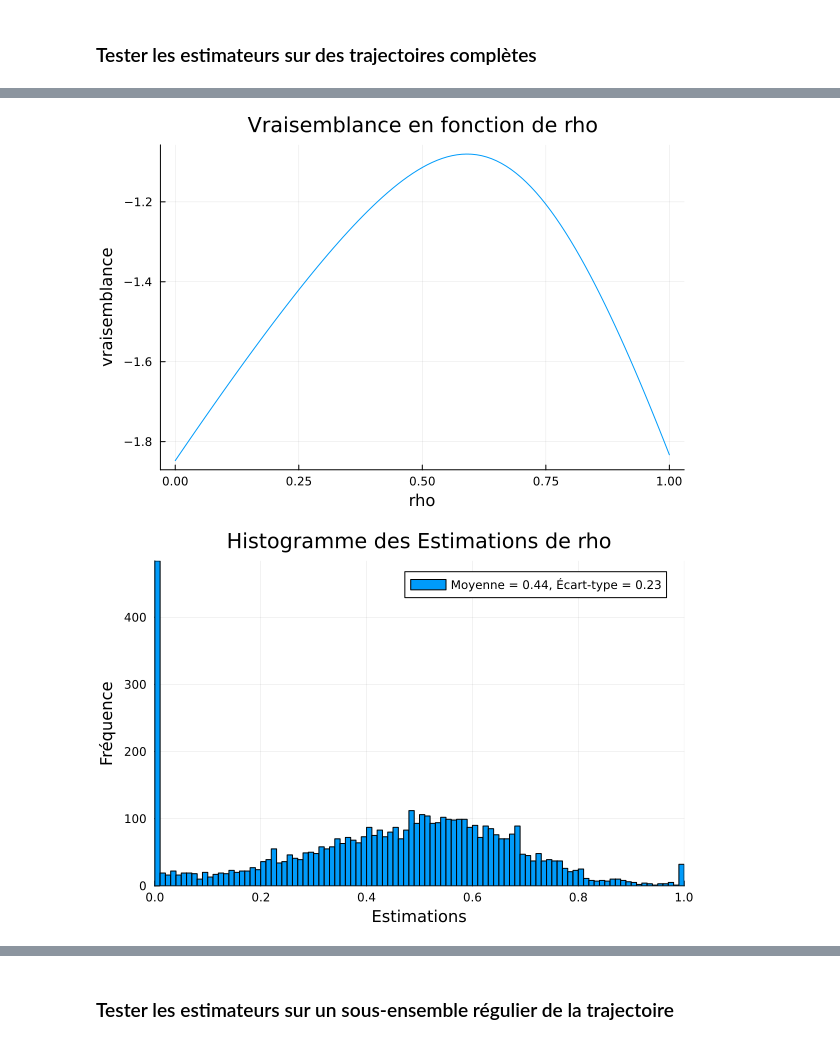
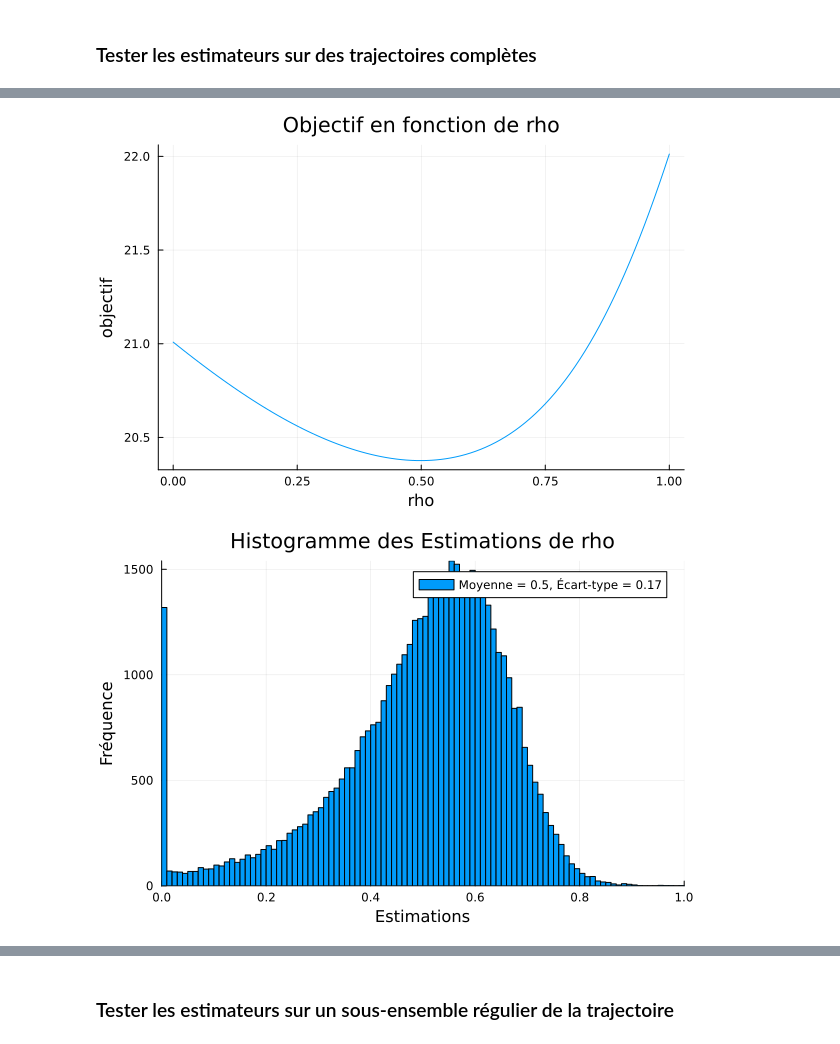
Before and after one commit to FaidYoussef/JuliaStatsProject, a Jupyter notebook: notebooks/simulation_et_estimation.ipynb, the cells around one changed output, grey strips where cells are left out. Drawn from its saved outputs; the diff is of its cells as text; code cells hidden in the pictures.

```diff
--- a/notebooks/simulation_et_estimation.ipynb
+++ b/notebooks/simulation_et_estimation.ipynb
@@ -423,7 +555,7 @@ function mu_chapeau(rho::Float64, k::Int, values::Vector{Vector{Float64}}, delta
 
     b = dot(U, Sigma_inv * V)
 
-    c = sum(map(sum, delta2(k, values)))
+    c = sum(map(sum, delta2(values)))
 
     d = dot(U, Sigma_inv * U)
 
@@ -452,7 +584,7 @@ function sigma2_chapeau(rho::Float64, k::Int, values::Vector{Vector{Float64}}, d
 
     b = dot(a, Sigma_inv * a)
 
-    diffs = delta2(k, values)
+    diffs = delta2(values)
 
     d = 0
     for (dy, dt) in zip(diffs, delta_t)
@@ -461,8 +593,6 @@ function sigma2_chapeau(rho::Float64, k::Int, values::Vector{Vector{Float64}}, d
         end
     end
 
-    # d = sum(map(sum, (dy_j .- mu_chapeau(rho, ps))^2 for dy_j in diffs))
-
     N = sum(length(values[i]) for i in 1:k + 1)
 
     return (b + d) / N
@@ -503,7 +633,7 @@ for i in 1:30
     # Créer une instance de WienerProcess
     psARD1 = WienerARD1(mu, sigma2, timestep, steps, rho, maintenance_times)
     simulate!(psARD1)
-    delta_t = delta2(length(maintenance_times), psARD1.new_times)
+    delta_t = delta2(psARD1.new_times)
 
     r = estimateur_rho_chapeau(psARD1.k, psARD1.values, delta_t)
     push!(estimations_rho, r)
@@ -620,30 +712,3 @@ hline!([sigma2])
-# %%
-mu = 2.0
-sigma2 = 5.0
-timestep = 1.
-steps = 12
-rho = 0.5
-maintenance_times = [ 1. * i for i in 3:3:9]
-estimations_rho = []
-estimations_mu = []
-estimations_sigma2 = []
-
-psARD1 = WienerARD1(mu, sigma2, timestep, steps, rho, maintenance_times)
-simulate!(psARD1)
-
-for i in 1:5000
-    # Créer une instance de WienerProcess
-    psARD1 = WienerARD1(mu, sigma2, timestep, steps, rho, maintenance_times)
-    simulate!(psARD1)
-    delta_t = delta2(length(maintenance_times), psARD1.new_times)
-    observations, times = observations_sampling(psARD1, 1)
-
-    r = estimateur_rho_chapeau(psARD1.k, observations, delta_t)
-    push!(estimations_rho, r)
-    push!(estimations_mu, mu_chapeau(r, psARD1.k, observations, delta_t))
-    push!(estimations_sigma2, sigma2_chapeau(r, psARD1.k, observations, delta_t))
-
-end
 # %%
 # Simuler le processus de Wiener avec les temps de maintenance
 plot!(psARD1)
@@ -658,14 +723,14 @@ plot!()
 # %%
 # Créer un vecteur de valeurs de rho entre 0 et 1
 rhos = collect(0.0:0.01:1.)
 
 # Calculer les valeurs de la fonction de vraisemblance pour chaque rho
-vraisemblances = [vraissemblance(psARD1.k, observations, times, rho) for rho in rhos]
+vraisemblances = [objectif(rho, 2, observations, delta2(times), N) for rho in rhos]
 
 # Tracer la fonction de vraisemblance
-plot(rhos, vraisemblances, xlabel="rho", ylabel="vraisemblance", title="Vraisemblance en fonction de rho", legend = false)
+plot(rhos, vraisemblances, xlabel="rho", ylabel="objectif", title="Objectif en fonction de rho", legend = false)
 # %% [output]
-[figure, old version]
+[figure, new version]
 # %%
 # Calcul de la moyenne et de l'écart-type
 mean_estimation = mean(estimations_rho)
@@ -678,7 +743,7 @@ histogram(estimations_rho, bins=0:0.01:1, xlabel="Estimations", ylabel="Fréquen
 # Afficher le plot
 plot!()
 # %% [output]
-[figure, old version]
+[figure, new version]
 # %%
 # Créer un vecteur de valeurs de rho entre 0 et 1
 rhos = collect(0.0:0.01:1.)
```
Also changed, not shown: parts of 69 cells of this notebook.
